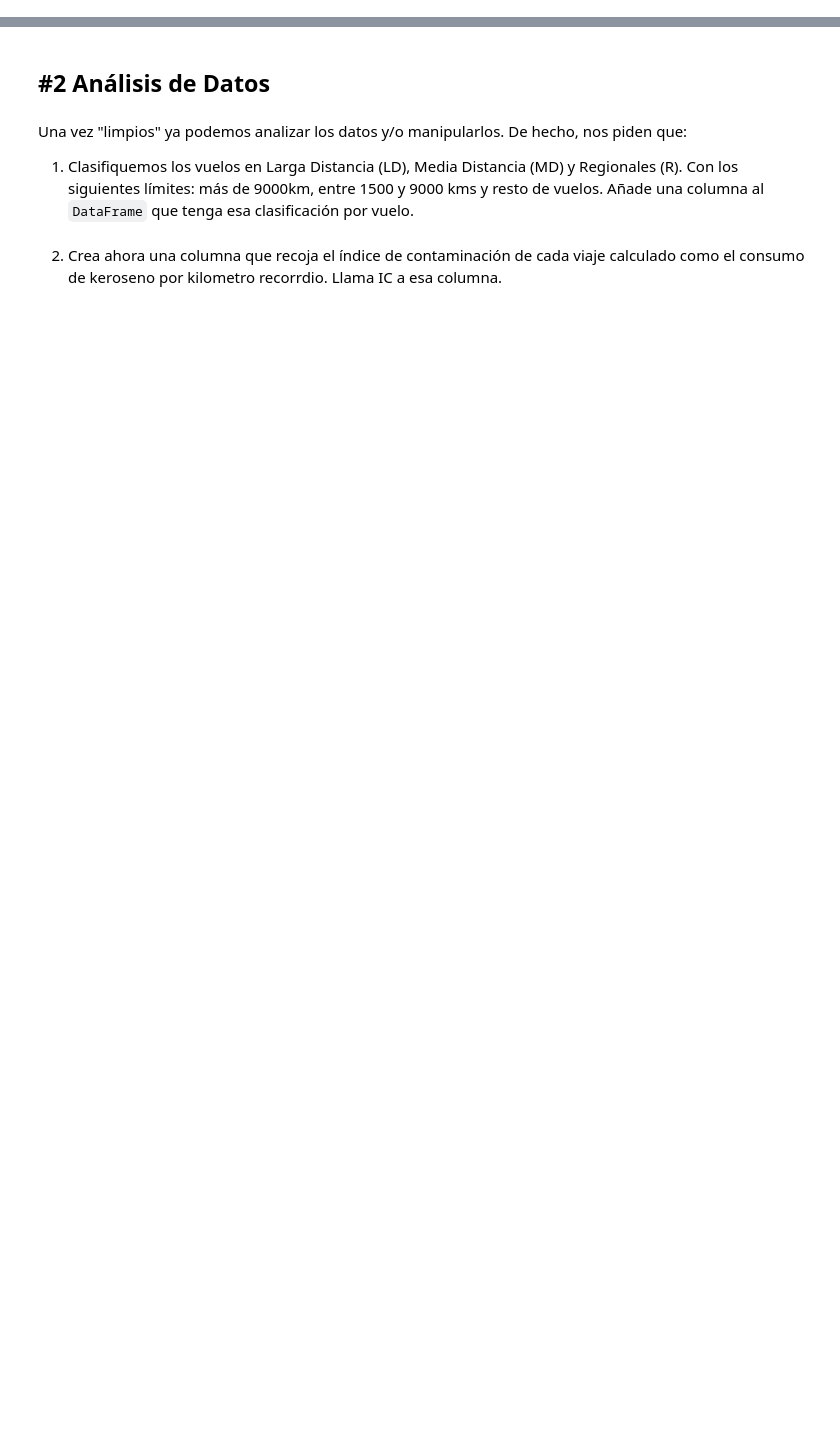
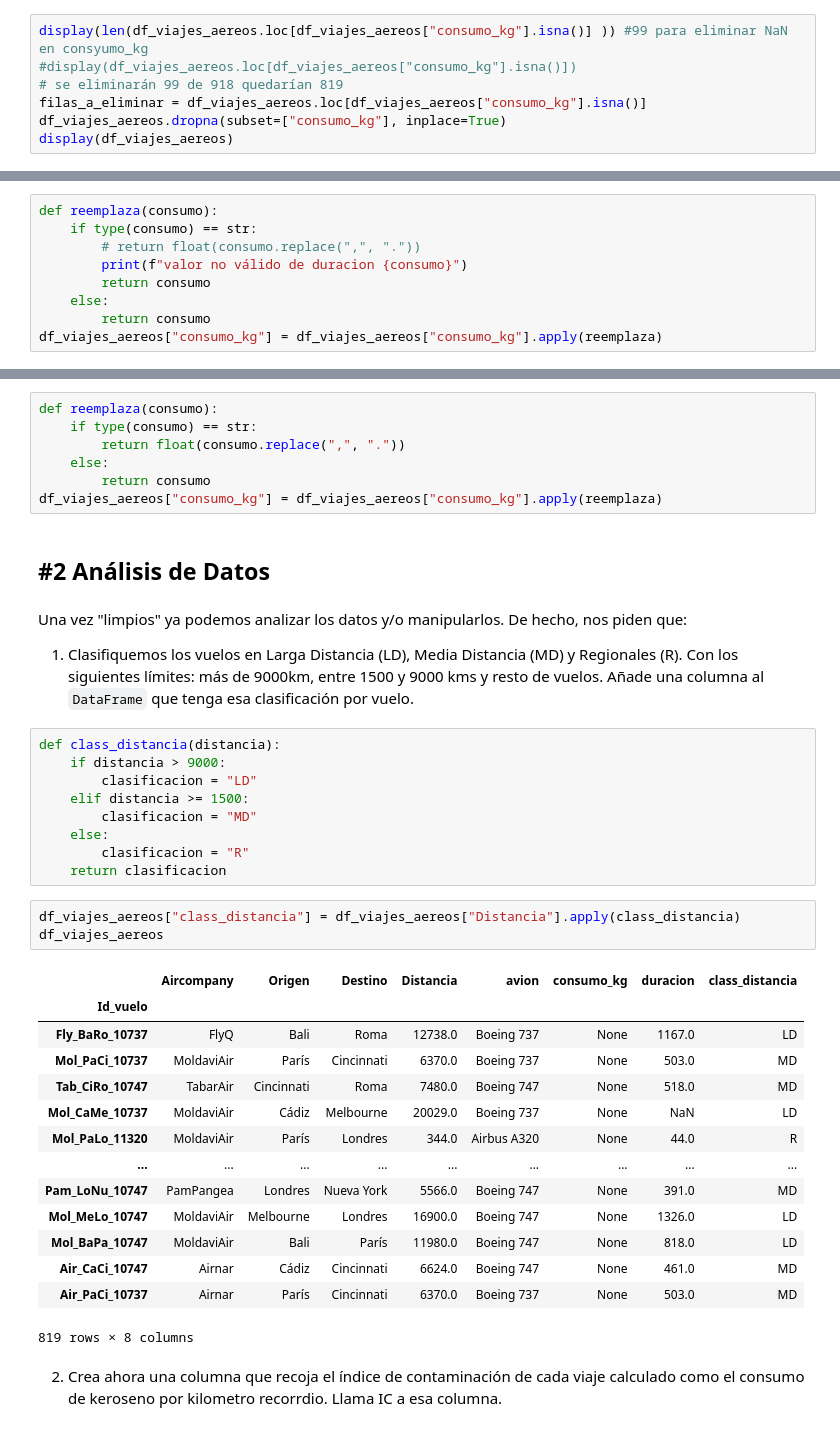
Before and after one commit to mfondevilla/DS-Online-MelaniaFondevilla, a Jupyter notebook: 02_Herramientas_Avanzadas/Sprint_04/Unidad_02_Pandas_II/03_Practica_Obligatoria/18_Practica_Obligatoria_Pandas_II.ipynb, the cells around one changed output, grey strips where cells are left out. Drawn from its saved outputs; the diff is of its cells as text; blank space fills up the shorter version.

```diff
--- a/02_Herramientas_Avanzadas/Sprint_04/Unidad_02_Pandas_II/03_Practica_Obligatoria/18_Practica_Obligatoria_Pandas_II.ipynb
+++ b/02_Herramientas_Avanzadas/Sprint_04/Unidad_02_Pandas_II/03_Practica_Obligatoria/18_Practica_Obligatoria_Pandas_II.ipynb
@@ -277,0 +311,7 @@ display(df_viajes_aereos.loc[df_viajes_aereos["Aircompany"].isna()] )
+# %%
+display(len(df_viajes_aereos.loc[df_viajes_aereos["consumo_kg"].isna()] )) #99 para eliminar NaN en consyumo_kg
+#display(df_viajes_aereos.loc[df_viajes_aereos["consumo_kg"].isna()])
+# se eliminarán 99 de 918 quedarían 819
+filas_a_eliminar = df_viajes_aereos.loc[df_viajes_aereos["consumo_kg"].isna()]
+df_viajes_aereos.dropna(subset=["consumo_kg"], inplace=True)
+display(df_viajes_aereos)
@@ -278,2 +334,11 @@ display(df_viajes_aereos.loc[df_viajes_aereos["Aircompany"].isna()] )
 # %% [markdown]
 7. Ahora sobre el `DataFrame` resultante, corrije las columnas que tengan valores "sucios" (comas equivocadas, valores extraños que no nulos, etc)
+# %%
+def reemplaza(consumo):
+    if type(consumo) == str:
+        # return float(consumo.replace(",", "."))
+        print(f"valor no válido de duracion {consumo}")
+        return consumo
+    else:
+        return consumo
+df_viajes_aereos["consumo_kg"] = df_viajes_aereos["consumo_kg"].apply(reemplaza)
@@ -280,8 +363,42 @@ display(df_viajes_aereos.loc[df_viajes_aereos["Aircompany"].isna()] )
+# %%
+def reemplaza(consumo):
+    if type(consumo) == str:
+        return float(consumo.replace(",", "."))
+    else:
+        return consumo
+df_viajes_aereos["consumo_kg"] = df_viajes_aereos["consumo_kg"].apply(reemplaza)
 # %% [markdown]
 ## #2 Análisis de Datos
 # %% [markdown]
 Una vez "limpios" ya podemos analizar los datos y/o manipularlos. De hecho, nos piden que:
 
 1. Clasifiquemos los vuelos en Larga Distancia (LD), Media Distancia (MD) y Regionales (R). Con los siguientes límites: más de 9000km, entre 1500 y 9000 kms y resto de vuelos. Añade una columna al `DataFrame` que tenga esa clasificación por vuelo.
+# %%
+def class_distancia(distancia):
+    if distancia > 9000:
+        clasificacion = "LD"
+    elif distancia >= 1500:
+        clasificacion = "MD"
+    else:
+        clasificacion = "R"
+    return clasificacion
+# %%
+df_viajes_aereos["class_distancia"] = df_viajes_aereos["Distancia"].apply(class_distancia)
+df_viajes_aereos
+# %% [output]
+|  | Aircompany | Origen | Destino | Distancia | avion | consumo_kg | duracion | class_distancia |
+| Id_vuelo |  |  |  |  |  |  |  |  |
+| Fly_BaRo_10737 | FlyQ | Bali | Roma | 12738.0 | Boeing 737 | None | 1167.0 | LD |
+| Mol_PaCi_10737 | MoldaviAir | París | Cincinnati | 6370.0 | Boeing 737 | None | 503.0 | MD |
+| Tab_CiRo_10747 | TabarAir | Cincinnati | Roma | 7480.0 | Boeing 747 | None | 518.0 | MD |
+| Mol_CaMe_10737 | MoldaviAir | Cádiz | Melbourne | 20029.0 | Boeing 737 | None | NaN | LD |
+| Mol_PaLo_11320 | MoldaviAir | París | Londres | 344.0 | Airbus A320 | None | 44.0 | R |
+| ... | ... | ... | ... | ... | ... | ... | ... | ... |
+| Pam_LoNu_10747 | PamPangea | Londres | Nueva York | 5566.0 | Boeing 747 | None | 391.0 | MD |
+| Mol_MeLo_10747 | MoldaviAir | Melbourne | Londres | 16900.0 | Boeing 747 | None | 1326.0 | LD |
+| Mol_BaPa_10747 | MoldaviAir | Bali | París | 11980.0 | Boeing 747 | None | 818.0 | LD |
+| Air_CaCi_10747 | Airnar | Cádiz | Cincinnati | 6624.0 | Boeing 747 | None | 461.0 | MD |
+| Air_PaCi_10737 | Airnar | París | Cincinnati | 6370.0 | Boeing 737 | None | 503.0 | MD |
+819 rows × 8 columns
 # %% [markdown]
 2. Crea ahora una columna que recoja el índice de contaminación de cada viaje calculado como el consumo de keroseno por kilometro recorrdio. Llama IC a esa columna.
```
Also changed, not shown: parts of 13 cells of this notebook, 1 other file.
